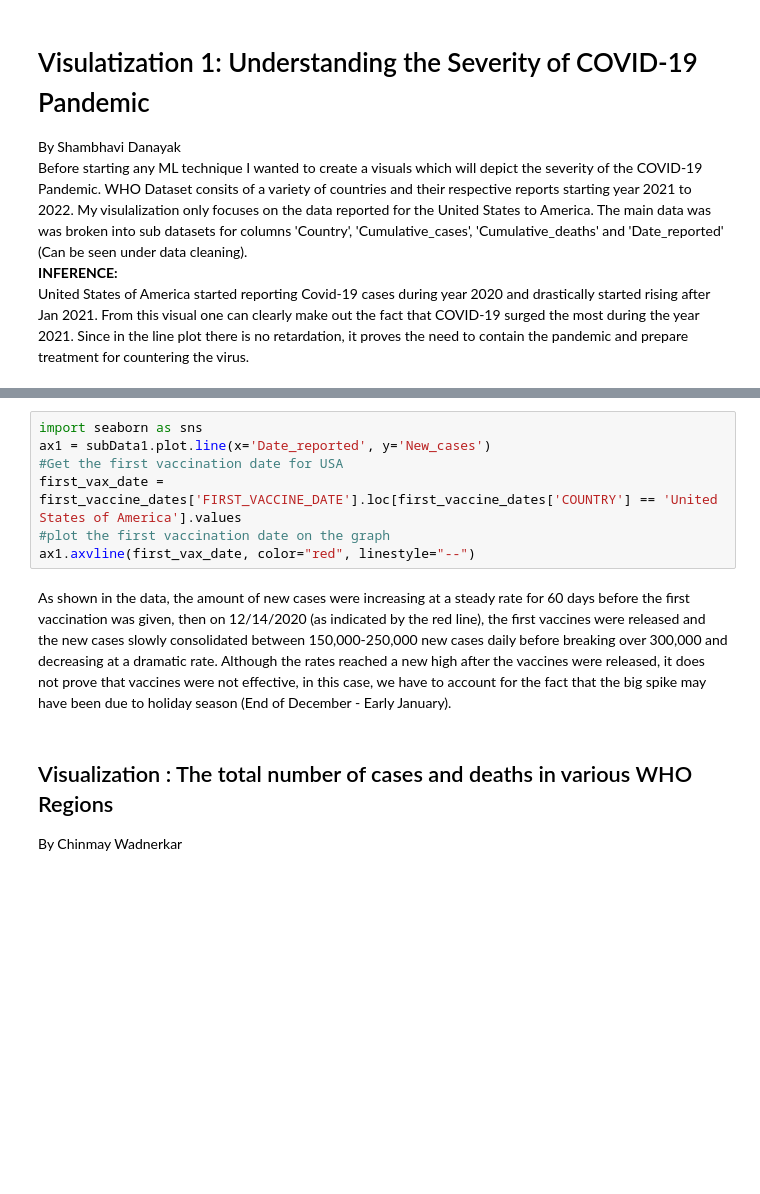
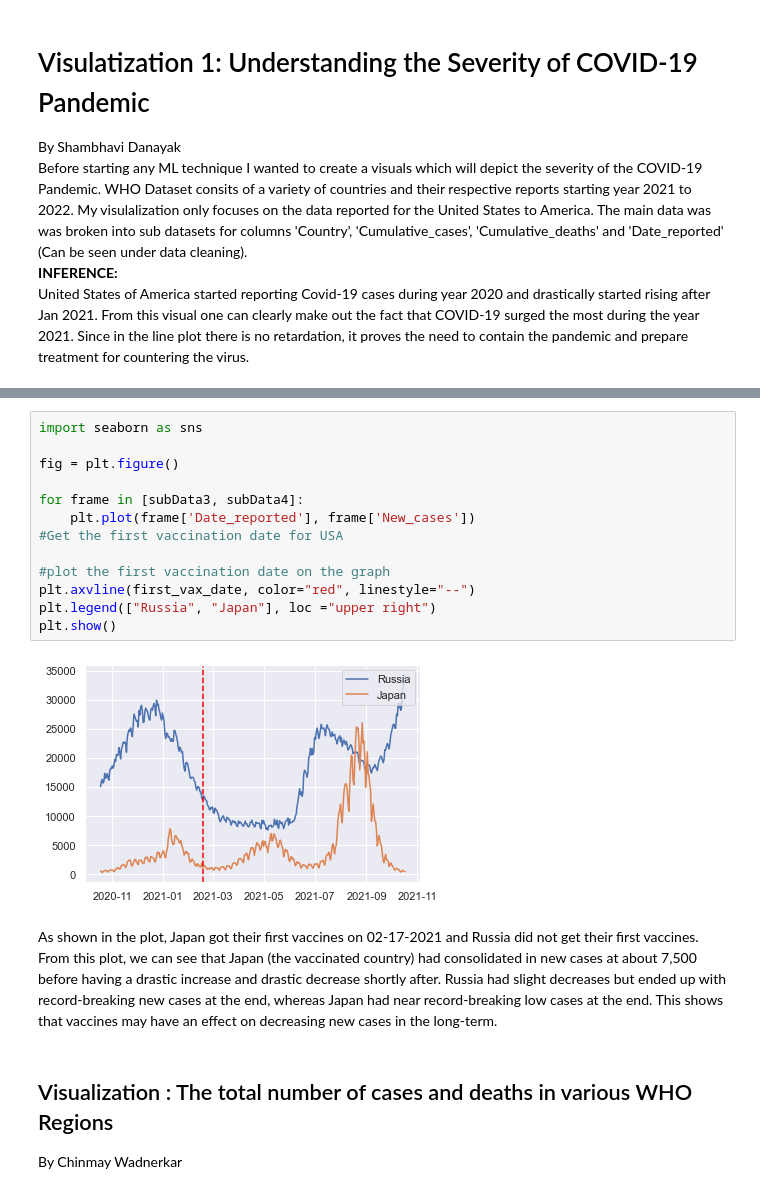
Before and after one commit to uic-cs418/cs418-spring22-the-wild-card, a Jupyter notebook: Covid Analysis.ipynb, the cells around one changed output, grey strips where cells are left out. Cells and saved outputs as stored; diff of their text form; blank space fills up the shorter version.

Commit message:
Update Covid Analysis.ipynb
updated visualization/commented print statements for shorter notebook

```diff
--- a/Covid Analysis.ipynb
+++ b/Covid Analysis.ipynb
@@ -202,12 +216,20 @@ print(subData1.head(100))
 # %%
 import seaborn as sns
-ax1 = subData1.plot.line(x='Date_reported', y='New_cases')
+
+fig = plt.figure()
+
+for frame in [subData3, subData4]:
+    plt.plot(frame['Date_reported'], frame['New_cases'])
 #Get the first vaccination date for USA
-first_vax_date = first_vaccine_dates['FIRST_VACCINE_DATE'].loc[first_vaccine_dates['COUNTRY'] == 'United States of America'].values
+
 #plot the first vaccination date on the graph
-ax1.axvline(first_vax_date, color="red", linestyle="--")
+plt.axvline(first_vax_date, color="red", linestyle="--")
+plt.legend(["Russia", "Japan"], loc ="upper right")
+plt.show()
+# %% [output]
+[figure, added]
 # %% [markdown]
-As shown in the data, the amount of new cases were increasing at a steady rate for 60 days before the first vaccination was given, then on 12/14/2020 (as indicated by the red line), the first vaccines were released and the new cases slowly consolidated between 150,000-250,000 new cases daily before breaking over 300,000 and decreasing at a dramatic rate. Although the rates reached a new high after the vaccines were released, it does not prove that vaccines were not effective, in this case, we have to account for the fact that the big spike may have been due to holiday season (End of December - Early January).
+As shown in the plot, Japan got their first vaccines on 02-17-2021 and Russia did not get their first vaccines. From this plot, we can see that Japan (the vaccinated country) had consolidated in new cases at about 7,500 before having a drastic increase and drastic decrease shortly after. Russia had slight decreases but ended up with record-breaking new cases at the end, whereas Japan had near record-breaking low cases at the end. This shows that vaccines may have an effect on decreasing new cases in the long-term.
 # %% [markdown]
 ## Visualization : The total number of cases and deaths in various WHO Regions
 By Chinmay Wadnerkar
```
Also changed, not shown: parts of 24 cells of this notebook.
